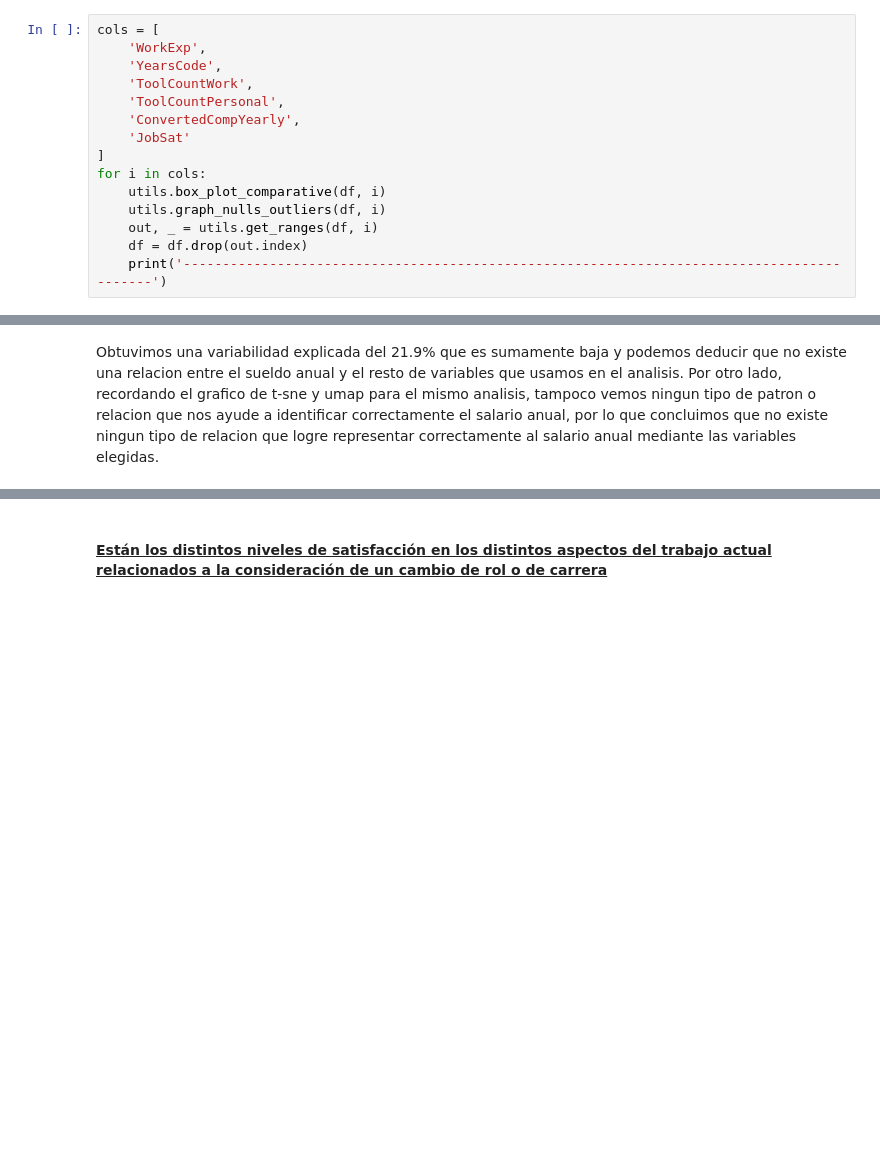
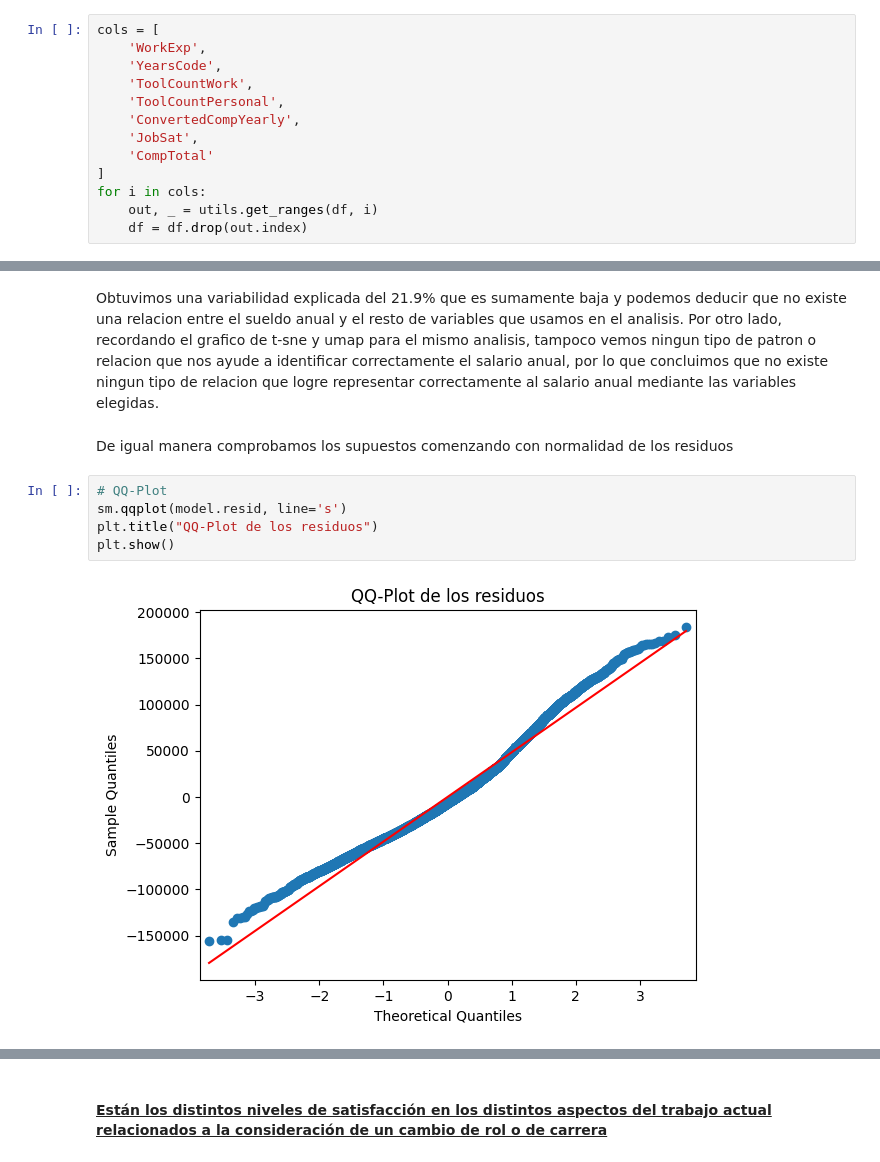
Before and after one commit to gonbenini/ciencia-datos-tpe, a Jupyter notebook: entregable.ipynb, the cells around one changed output, grey strips where cells are left out. Saved outputs shown, nothing was run; the diff lists cells and outputs as text; blank space fills up the shorter version.

```diff
--- a/entregable.ipynb
+++ b/entregable.ipynb
@@ -391,11 +464,9 @@ cols = [
     'ToolCountWork',
     'ToolCountPersonal',
     'ConvertedCompYearly',
-    'JobSat'
+    'JobSat',
+    'CompTotal'
 ]
 for i in cols:
-    utils.box_plot_comparative(df, i)
-    utils.graph_nulls_outliers(df, i)
     out, _ = utils.get_ranges(df, i)
     df = df.drop(out.index)
-    print('-------------------------------------------------------------------------------------------')
@@ -1113,3 +1170,12 @@ Notes:
 [1] Standard Errors assume that the covariance matrix of the errors is correctly specified.
 # %% [markdown]
 Obtuvimos una variabilidad explicada del 21.9% que es sumamente baja y podemos deducir que no existe una relacion entre el sueldo anual y el resto de variables que usamos en el analisis. Por otro lado, recordando el grafico de t-sne y umap para el mismo analisis, tampoco vemos ningun tipo de patron o relacion que nos ayude a identificar correctamente el salario anual, por lo que concluimos que no existe ningun tipo de relacion que logre representar correctamente al salario anual mediante las variables elegidas.
+# %% [markdown]
+De igual manera comprobamos los supuestos comenzando con normalidad de los residuos
+# %%
+# QQ-Plot
+sm.qqplot(model.resid, line='s')
+plt.title("QQ-Plot de los residuos")
+plt.show()
+# %% [output]
+[figure, added]
```
Also changed, not shown: parts of 26 cells of this notebook.
